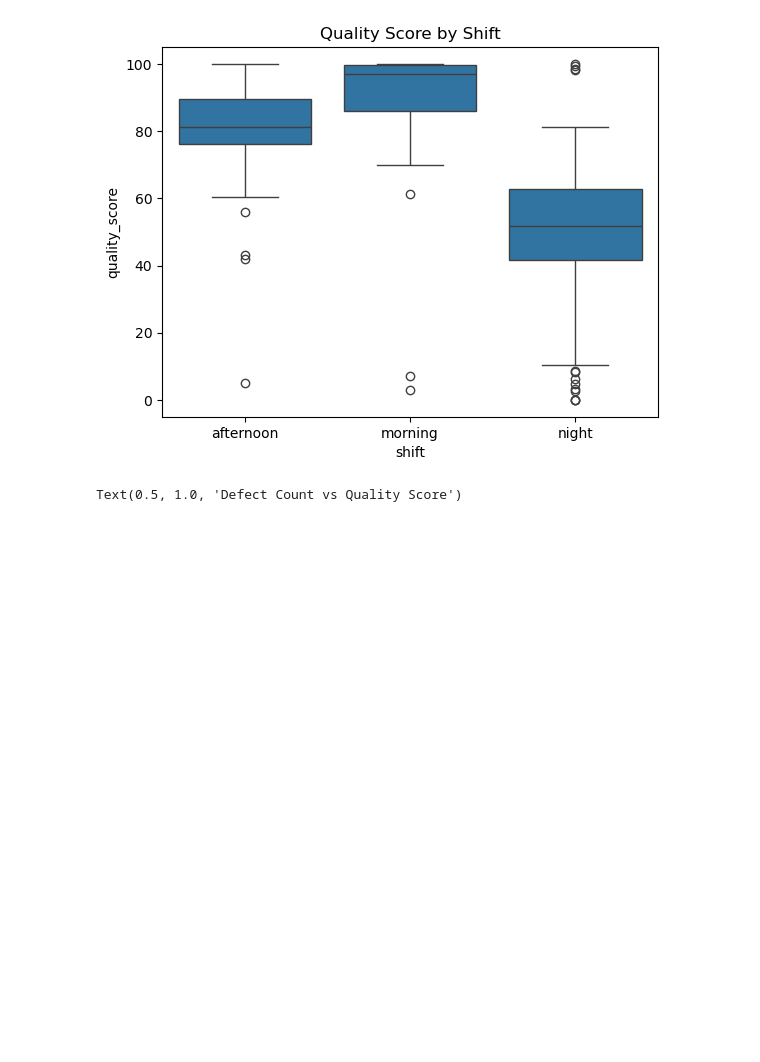
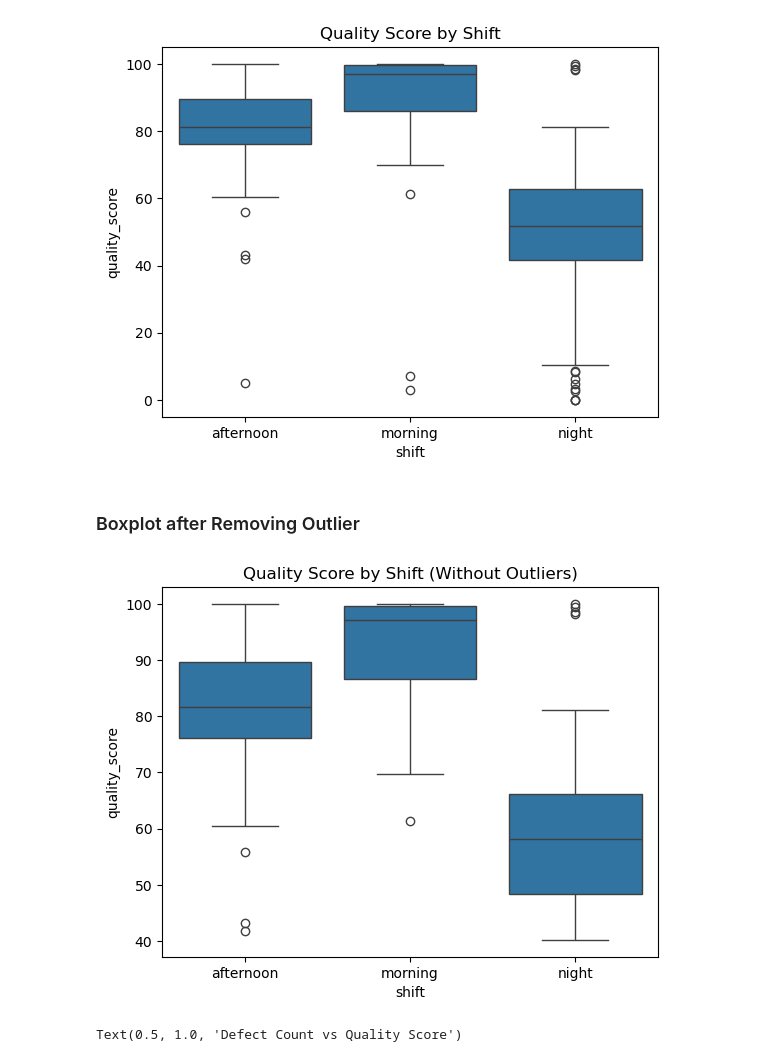
Before and after one commit to bbhatta10/Smart-Quality-Analysis, a Jupyter notebook: ManuQuality.ipynb, the cells around one changed output. Saved outputs shown, nothing was run; the diff lists cells and outputs as text; code cells hidden in the pictures; blank space fills up the shorter version.

```diff
--- a/ManuQuality.ipynb
+++ b/ManuQuality.ipynb
@@ -187,6 +187,27 @@ plt.title("Quality Score by Shift")
 # %% [output]
 Text(0.5, 1.0, 'Quality Score by Shift')
 [figure]
+# %% [markdown]
+### Boxplot after Removing Outlier
+# %%
+# Calculate Q1 (25th percentile) and Q3 (75th percentile) for 'quality_score'
+Q1 = df['quality_score'].quantile(0.25)
+Q3 = df['quality_score'].quantile(0.75)
+IQR = Q3 - Q1
+
+# Define bounds for outliers
+lower_bound = Q1 - 1.5 * IQR
+upper_bound = Q3 + 1.5 * IQR
+
+# Filter out the outliers
+df_no_outliers = df[(df['quality_score'] >= lower_bound) & (df['quality_score'] <= upper_bound)]
+
+# Plot without outliers
+sns.boxplot(x='shift', y='quality_score', data=df_no_outliers)
+plt.title("Quality Score by Shift (Without Outliers)")
+plt.show()
+# %% [output]
+[figure, added]
 # %%
 # Defect count vs Quality Score
 sns.scatterplot(x='defect_count', y='quality_score', data=df)
```
Also changed, not shown: parts of 4 cells of this notebook.
